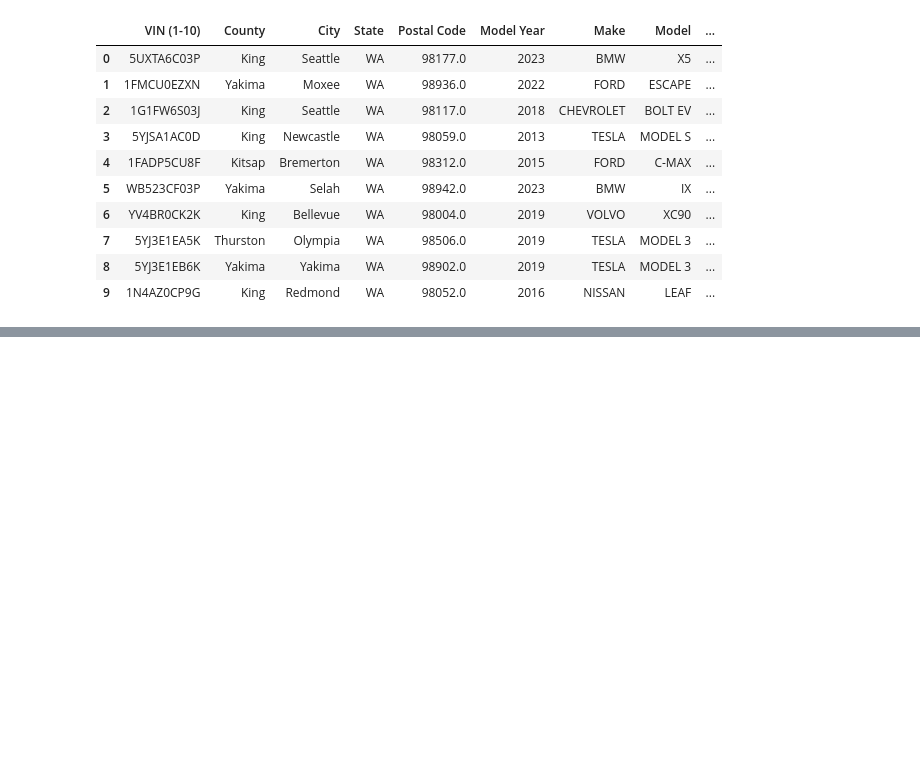
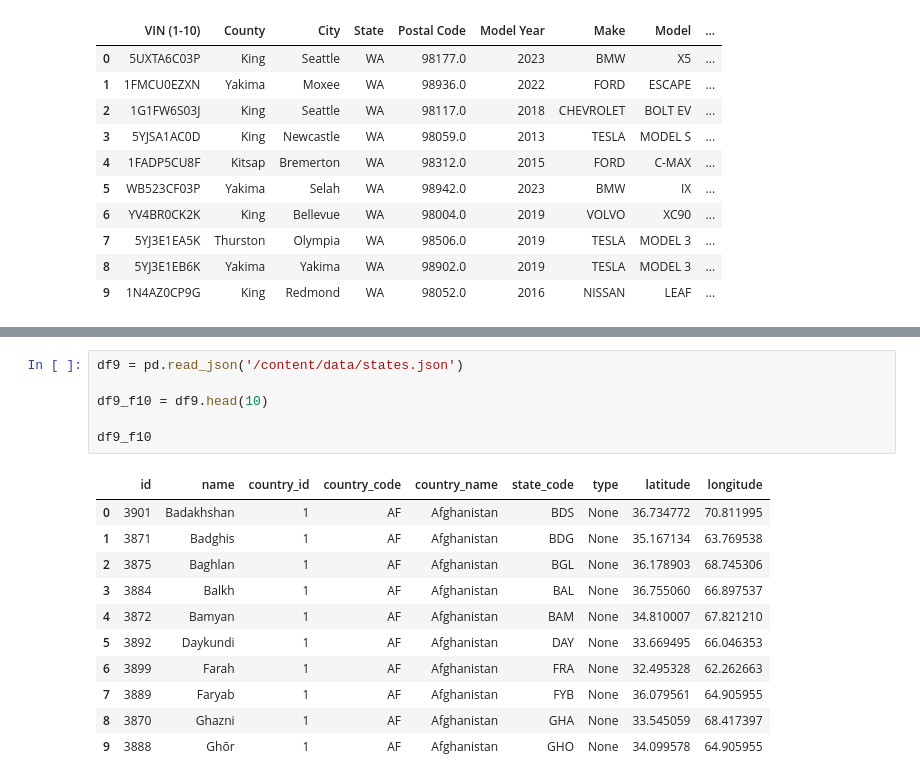
Before and after one commit to sosullivan7221/HHA-507-WK1, a Jupyter notebook: HHA_507_WK1.ipynb, the cells around one changed output, grey strips where cells are left out. Cells and saved outputs as stored; diff of their text form; blank space fills up the shorter version.

```diff
--- a/HHA_507_WK1.ipynb
+++ b/HHA_507_WK1.ipynb
@@ -98,0 +289,18 @@ BadZipFile: ignored
+# %%
+df9 = pd.read_json('/content/data/states.json')
+
+df9_f10 = df9.head(10)
+
+df9_f10
+# %% [output]
+|  | id | name | country_id | country_code | country_name | state_code | type | latitude | longitude |
+| 0 | 3901 | Badakhshan | 1 | AF | Afghanistan | BDS | None | 36.734772 | 70.811995 |
+| 1 | 3871 | Badghis | 1 | AF | Afghanistan | BDG | None | 35.167134 | 63.769538 |
+| 2 | 3875 | Baghlan | 1 | AF | Afghanistan | BGL | None | 36.178903 | 68.745306 |
+| 3 | 3884 | Balkh | 1 | AF | Afghanistan | BAL | None | 36.755060 | 66.897537 |
+| 4 | 3872 | Bamyan | 1 | AF | Afghanistan | BAM | None | 34.810007 | 67.821210 |
+| 5 | 3892 | Daykundi | 1 | AF | Afghanistan | DAY | None | 33.669495 | 66.046353 |
+| 6 | 3899 | Farah | 1 | AF | Afghanistan | FRA | None | 32.495328 | 62.262663 |
+| 7 | 3889 | Faryab | 1 | AF | Afghanistan | FYB | None | 36.079561 | 64.905955 |
+| 8 | 3870 | Ghazni | 1 | AF | Afghanistan | GHA | None | 33.545059 | 68.417397 |
+| 9 | 3888 | Ghōr | 1 | AF | Afghanistan | GHO | None | 34.099578 | 64.905955 |
```
Also changed, not shown: parts of 12 cells of this notebook.
